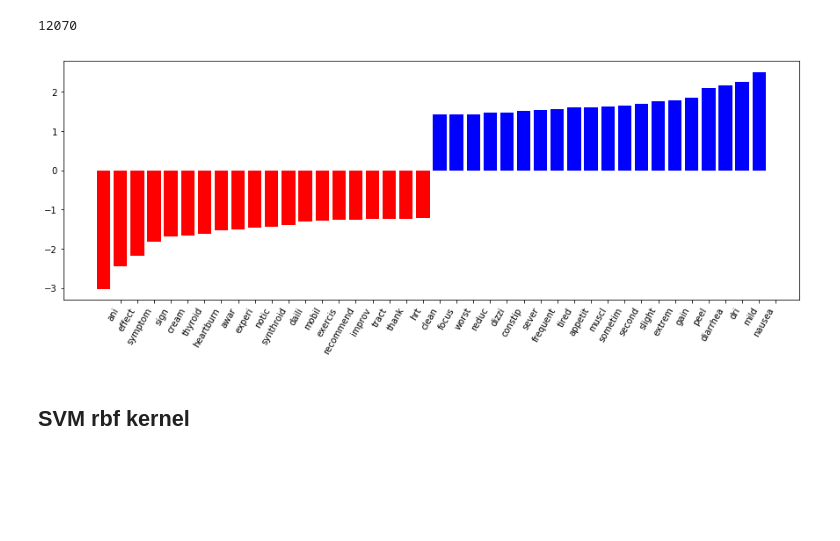
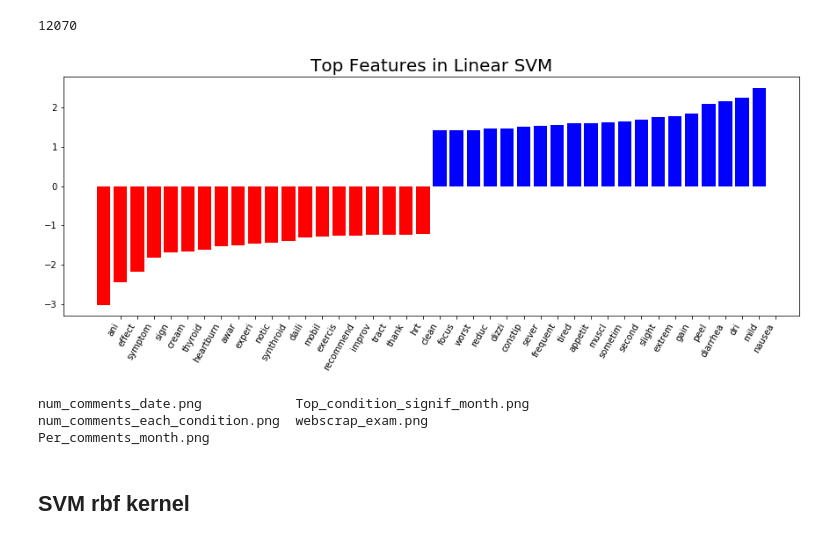
Before and after one commit to jzz0026/Galvanize_capstone_project_drug_reviews, a Jupyter notebook: web_scrape/Web_scrap_data_side_effect_five_YesNo.ipynb, the cells around one changed output. Drawn from its saved outputs; the diff is of its cells as text; code cells hidden in the pictures; blank space fills up the shorter version.

Commit message:
more plots

```diff
--- a/web_scrape/Web_scrap_data_side_effect_five_YesNo.ipynb
+++ b/web_scrape/Web_scrap_data_side_effect_five_YesNo.ipynb
@@ -143,19 +143,27 @@ len(svm_lin.coef_.toarray().ravel())
 # %%
 def plot_coefficients(classifier, feature_names, top_features=20):
     coef = classifier.coef_.toarray().ravel()
     top_positive_coefficients = np.argsort(coef)[-top_features:]
     top_negative_coefficients = np.argsort(coef)[:top_features]
     top_coefficients = np.hstack([top_negative_coefficients, top_positive_coefficients])
     plt.figure(figsize=(15, 5))
     colors = ['red' if c < 0 else 'blue' for c in coef[top_coefficients]]
     plt.bar(np.arange(2 * top_features), coef[top_coefficients], color=colors)
     feature_names = np.array(feature_names)
     plt.xticks(np.arange(1, 1 + 2 * top_features), feature_names[top_coefficients], rotation=60, ha='right')
+    plt.title("Top Features in Linear SVM",fontsize=20)
+    plt.savefig("../Plot/top_features_lin_svm.png")
     plt.show()
 
 plot_coefficients(svm_lin, con_vec.get_feature_names())
 # %% [output]
-[figure, old version]
+[figure, new version]
+# %%
+ls ../Plot
+# %% [output]
+num_comments_date.png            Top_condition_signif_month.png
+num_comments_each_condition.png  webscrap_exam.png
+Per_comments_month.png
 # %% [markdown]
 ## SVM rbf kernel
 # %%
```
Also changed, not shown: parts of 1 cell of this notebook, 3 other files.
